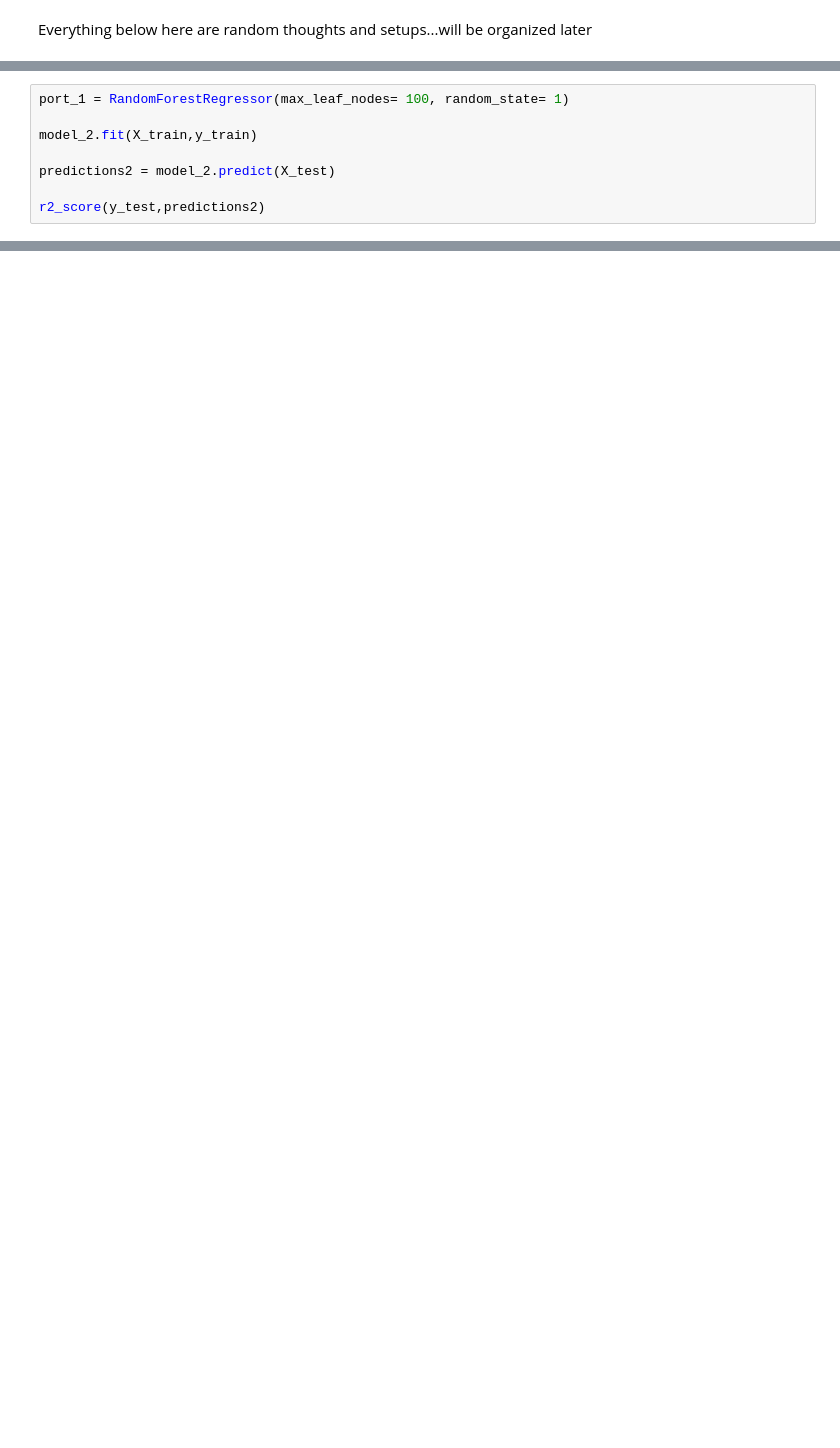
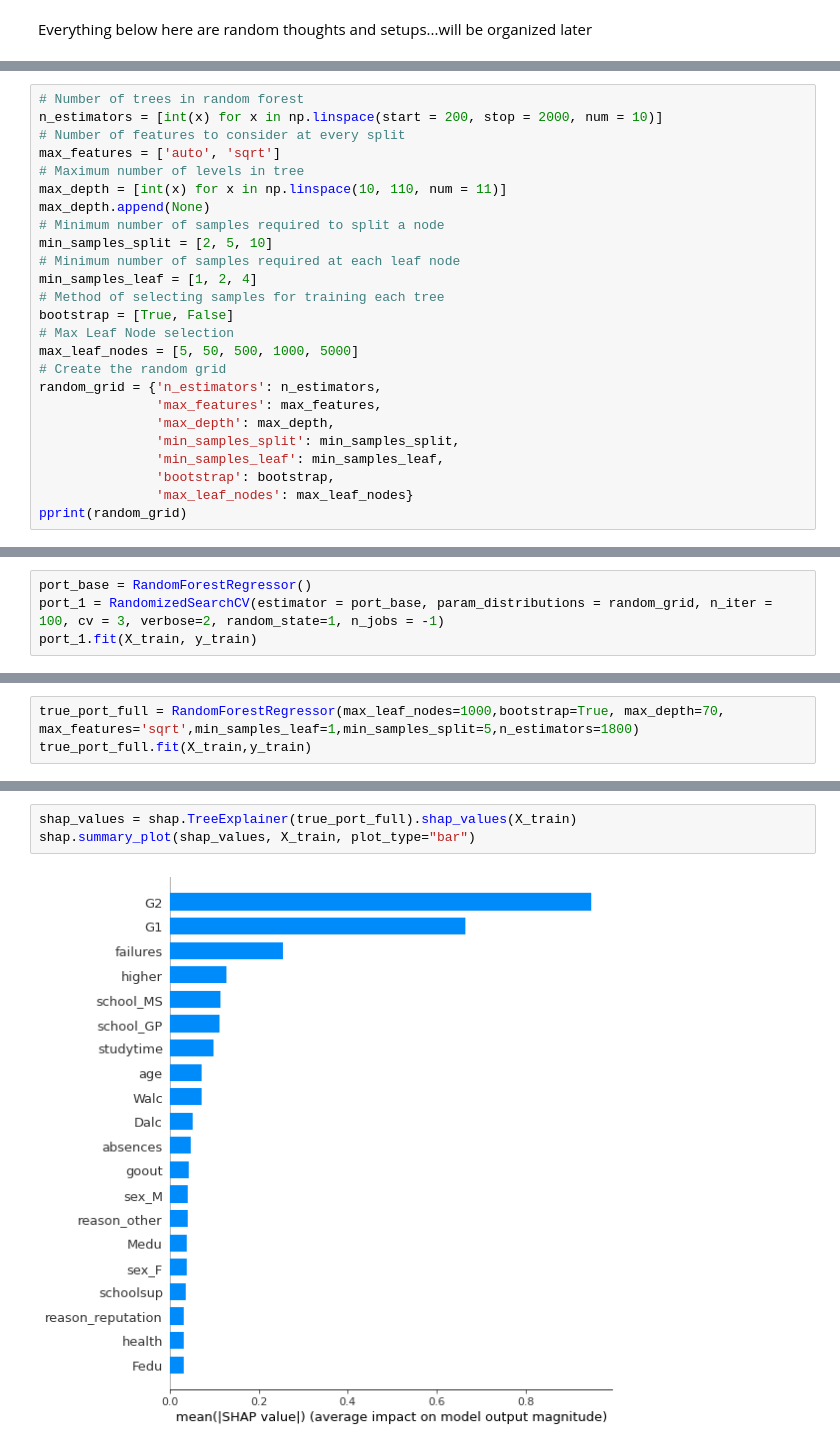
Before and after one commit to NeilCollinsMS/Advanced-Data-Repository, a Jupyter notebook: Neil's_ADA_Models.ipynb, the cells around one changed output, grey strips where cells are left out. Saved outputs shown, nothing was run; the diff lists cells and outputs as text; blank space fills up the shorter version.

```diff
--- a/Neil's_ADA_Models.ipynb
+++ b/Neil's_ADA_Models.ipynb
@@ -489,8 +467,0 @@ Max leaf nodes: 5000             Mean Absolute Error:  2
-# %%
-port_1 = RandomForestRegressor(max_leaf_nodes= 100, random_state= 1)
-
-model_2.fit(X_train,y_train)
-
-predictions2 = model_2.predict(X_test)
-
-r2_score(y_test,predictions2)
@@ -498,0 +468,25 @@ r2_score(y_test,predictions2)
+# %%
+# Number of trees in random forest
+n_estimators = [int(x) for x in np.linspace(start = 200, stop = 2000, num = 10)]
+# Number of features to consider at every split
+max_features = ['auto', 'sqrt']
+# Maximum number of levels in tree
+max_depth = [int(x) for x in np.linspace(10, 110, num = 11)]
+max_depth.append(None)
+# Minimum number of samples required to split a node
+min_samples_split = [2, 5, 10]
+# Minimum number of samples required at each leaf node
+min_samples_leaf = [1, 2, 4]
+# Method of selecting samples for training each tree
+bootstrap = [True, False]
+# Max Leaf Node selection
+max_leaf_nodes = [5, 50, 500, 1000, 5000]
+# Create the random grid
+random_grid = {'n_estimators': n_estimators,
+               'max_features': max_features,
+               'max_depth': max_depth,
+               'min_samples_split': min_samples_split,
+               'min_samples_leaf': min_samples_leaf,
+               'bootstrap': bootstrap,
+               'max_leaf_nodes': max_leaf_nodes}
+pprint(random_grid)
@@ -498,0 +501,4 @@ r2_score(y_test,predictions2)
+# %%
+port_base = RandomForestRegressor()
+port_1 = RandomizedSearchCV(estimator = port_base, param_distributions = random_grid, n_iter = 100, cv = 3, verbose=2, random_state=1, n_jobs = -1)
+port_1.fit(X_train, y_train)
@@ -498,0 +538,3 @@ r2_score(y_test,predictions2)
+# %%
+true_port_full = RandomForestRegressor(max_leaf_nodes=1000,bootstrap=True, max_depth=70, max_features='sqrt',min_samples_leaf=1,min_samples_split=5,n_estimators=1800)
+true_port_full.fit(X_train,y_train)
@@ -498,0 +584,5 @@ r2_score(y_test,predictions2)
+# %%
+shap_values = shap.TreeExplainer(true_port_full).shap_values(X_train)
+shap.summary_plot(shap_values, X_train, plot_type="bar")
+# %% [output]
+[figure, added]
```
Also changed, not shown: parts of 29 cells of this notebook.
